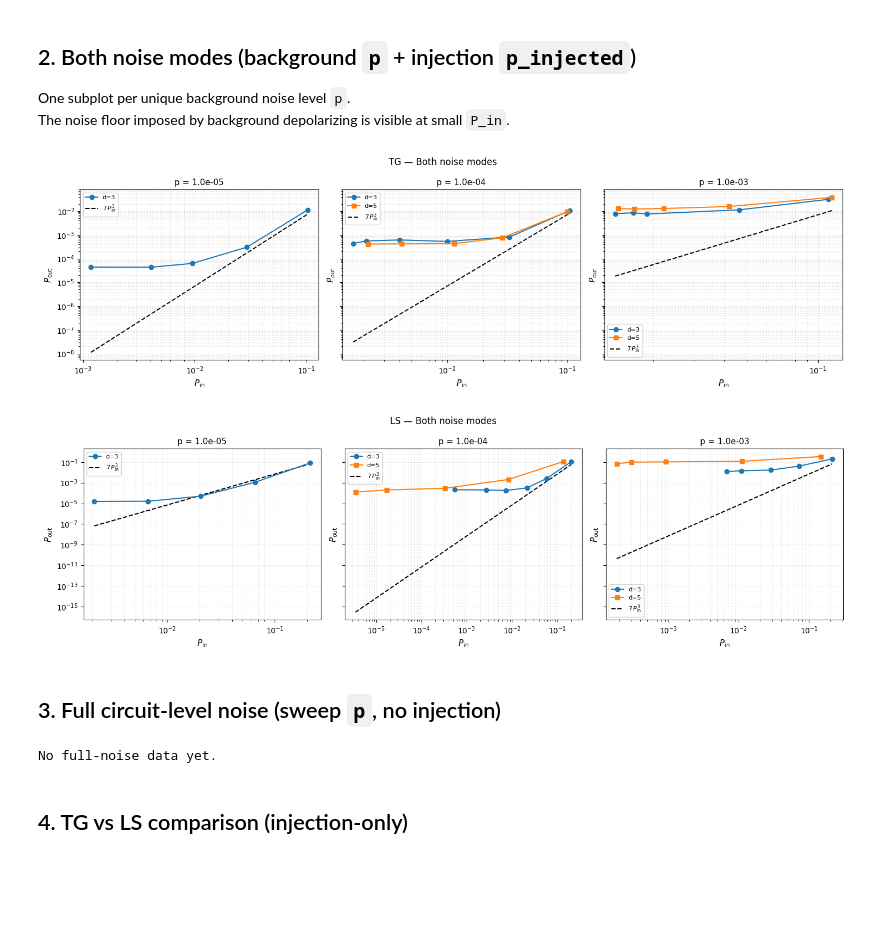
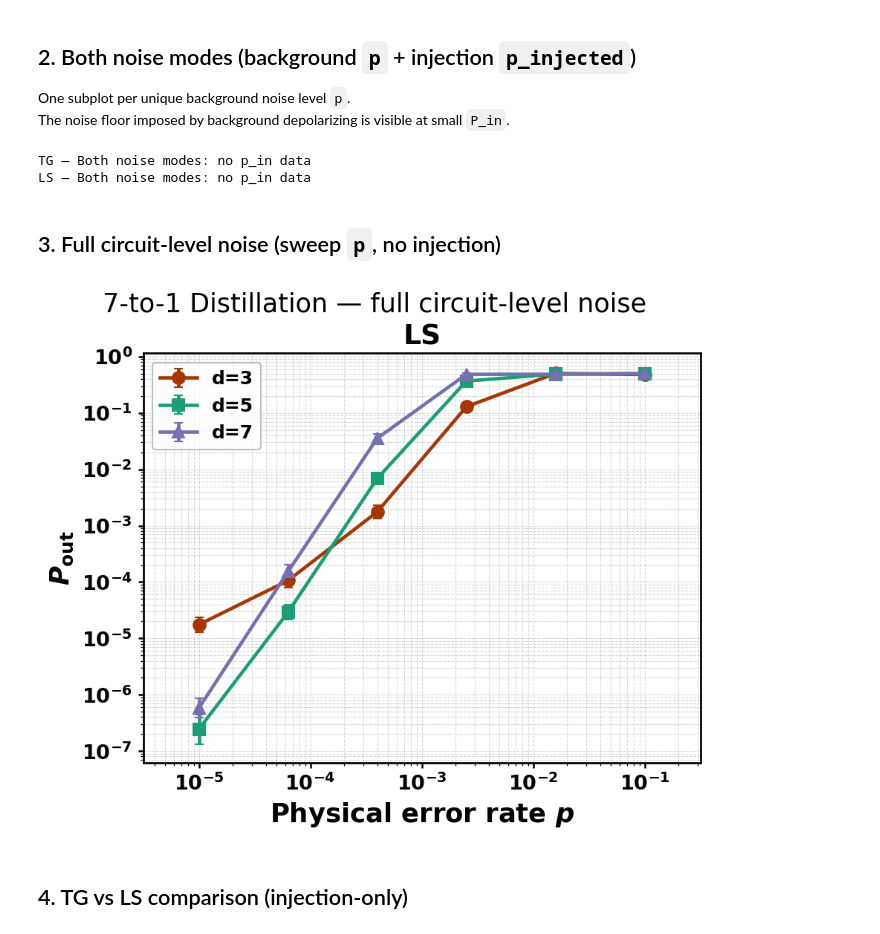
Before and after one commit to QuTone/LightStim, a Jupyter notebook: eval/distillation_results.ipynb, the cells around one changed output. Saved outputs shown, nothing was run; the diff lists cells and outputs as text; code cells hidden in the pictures; blank space fills up the shorter version.

```diff
--- a/eval/distillation_results.ipynb
+++ b/eval/distillation_results.ipynb
@@ -136,47 +174,52 @@ def plot_both_mode(df, title):
         return
     p_levels = sorted(rows['p'].unique())
     n = len(p_levels)
-    fig, axes = plt.subplots(1, n, figsize=(5 * n, 4.5),
+    fig, axes = plt.subplots(1, n, figsize=(6 * n, 5),
                              sharey=n > 1, squeeze=False)
-    fig.suptitle(title, fontsize=12)
+    fig.suptitle(title)
     for ax, p_val in zip(axes[0], p_levels):
         plot_pin_vs_ler(ax, df, group_col='d', p_filter=p_val)
         add_theory(ax)
         finalise_ax(ax, title=f'p = {p_val:.1e}')
-    plt.tight_layout()
+    plt.tight_layout(pad=0.4)
     plt.show()
 
 plot_both_mode(tg_both, 'TG — Both noise modes')
 plot_both_mode(ls_both, 'LS — Both noise modes')
 # %% [output]
-[figure, removed]
-[figure, removed]
+TG — Both noise modes: no p_in data
+LS — Both noise modes: no p_in data
 # %% [markdown]
 ## 3. Full circuit-level noise  (sweep `p`, no injection)
 # %%
 panels = [(tg_full, 'TG'), (ls_full, 'LS')]
 panels = [(df, t) for df, t in panels if not df.empty]
 
 if not panels:
     print('No full-noise data yet.')
 else:
-    fig, axes = plt.subplots(1, len(panels), figsize=(5.5 * len(panels), 4.5),
+    fig, axes = plt.subplots(1, len(panels), figsize=(6 * len(panels), 5),
                              sharey=len(panels) > 1, squeeze=False)
-    fig.suptitle('7-to-1 Distillation — full circuit-level noise', fontsize=12)
+    fig.suptitle('7-to-1 Distillation — full circuit-level noise')
     for ax, (df, title) in zip(axes[0], panels):
         for i, d in enumerate(sorted(df['d'].unique())):
-            sub = df[df['d'] == d].sort_values('p')
-            ax.plot(sub['p'], sub['ler_ps'],
-                    marker=MARKERS[i % len(MARKERS)],
-                    color=COLORS[i % len(COLORS)],
-                    label=f'd={d}', markersize=6)
+            sub = df[(df['d'] == d) & (df['ler_ps'] > 0)].sort_values('p')
+            if sub.empty:
+                continue
+            lo, hi = ler_errbar(sub)
+            ax.errorbar(sub['p'], sub['ler_ps'],
+                        yerr=[lo, hi],
+                        marker=MARKERS[i % len(MARKERS)],
+                        color=COLORS[i % len(COLORS)],
+                        capsize=3,
+                        label=f'd={d}')
         finalise_ax(ax, title=title,
                     xlabel=r'Physical error rate $p$',
                     ylabel=r'$P_{\rm out}$')
-    plt.tight_layout()
+    plt.tight_layout(pad=0.4)
     plt.show()
 # %% [output]
-No full-noise data yet.
+[figure, added]
 # %% [markdown]
 ## 4. TG vs LS comparison  (injection-only)
 # %%
```
Also changed, not shown: parts of 5 cells of this notebook, 6 other files.
